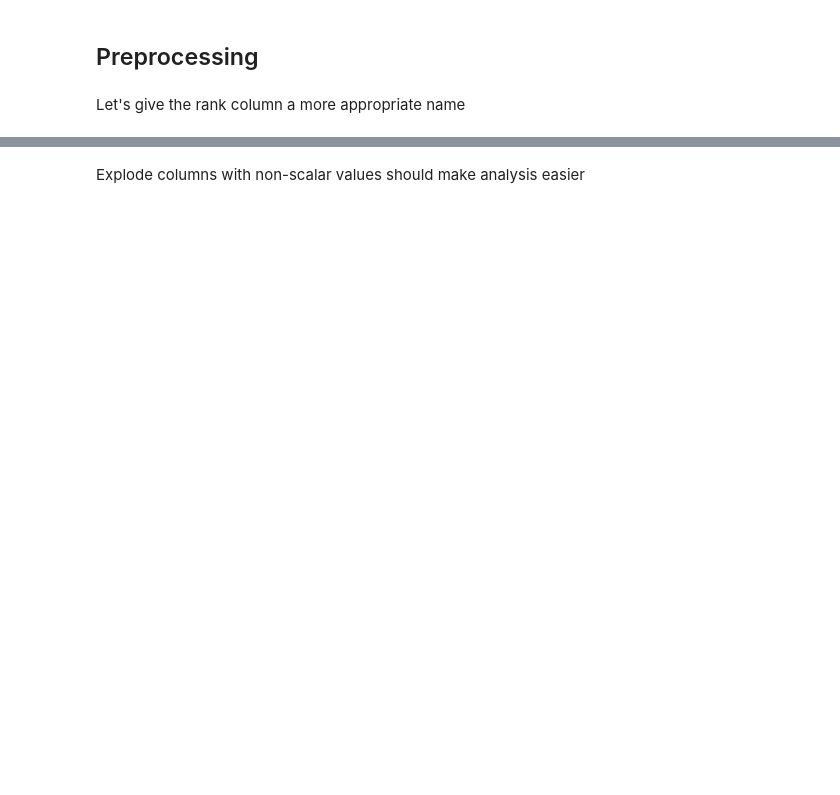
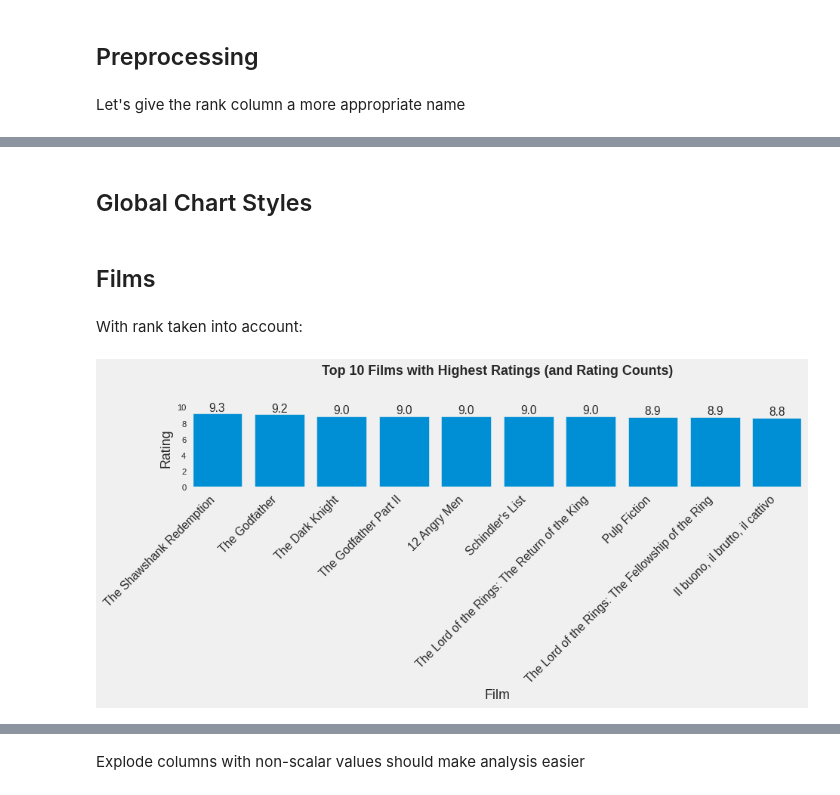
Before and after one commit to dmitkov28/notebooks, a Jupyter notebook: notebooks/ML/movies/imdb_eda.ipynb, the cells around one changed output, grey strips where cells are left out. Cells and saved outputs as stored; diff of their text form; code cells hidden in the pictures; blank space fills up the shorter version.

Commit message:
update charts

```diff
--- a/notebooks/ML/movies/imdb_eda.ipynb
+++ b/notebooks/ML/movies/imdb_eda.ipynb
@@ -29,0 +34,10 @@ data = data.rename(columns={"Unnamed: 0": "rank"})
+# %%
+data["name"] = data["name"].apply(html.unescape)
+# %% [markdown]
+## Global Chart Styles
+# %%
+plt.style.use('fivethirtyeight')
+# %% [markdown]
+## Films
+# %% [markdown]
+With rank taken into account:
@@ -29,0 +49,22 @@ data = data.rename(columns={"Unnamed: 0": "rank"})
+# %%
+plt.style.use('fivethirtyeight')
+fig, ax = plt.subplots(figsize=(12, 6))
+plt.grid(visible=False)
+bars = ax.bar(top_films_rank['name'], top_films_rank['rating'])
+
+ax.set_xlabel('Film', fontsize=16)
+ax.set_ylabel('Rating', fontsize=16)
+ax.set_title('Top 10 Films with Highest Ratings (and Rating Counts)', fontsize=16, fontweight='bold', pad=40)
+plt.xticks(rotation=45, ha='right', fontsize=14)
+
+for bar in bars:
+    height = bar.get_height()
+    ax.text(bar.get_x() + bar.get_width()/2., height,
+            f'{height:.1f}',
+            ha='center', va='bottom')
+
+plt.tight_layout()
+plt.savefig("top-10-rank.png")
+plt.show()
+# %% [output]
+[figure, new version]
```
Also changed, not shown: parts of 50 cells of this notebook.
